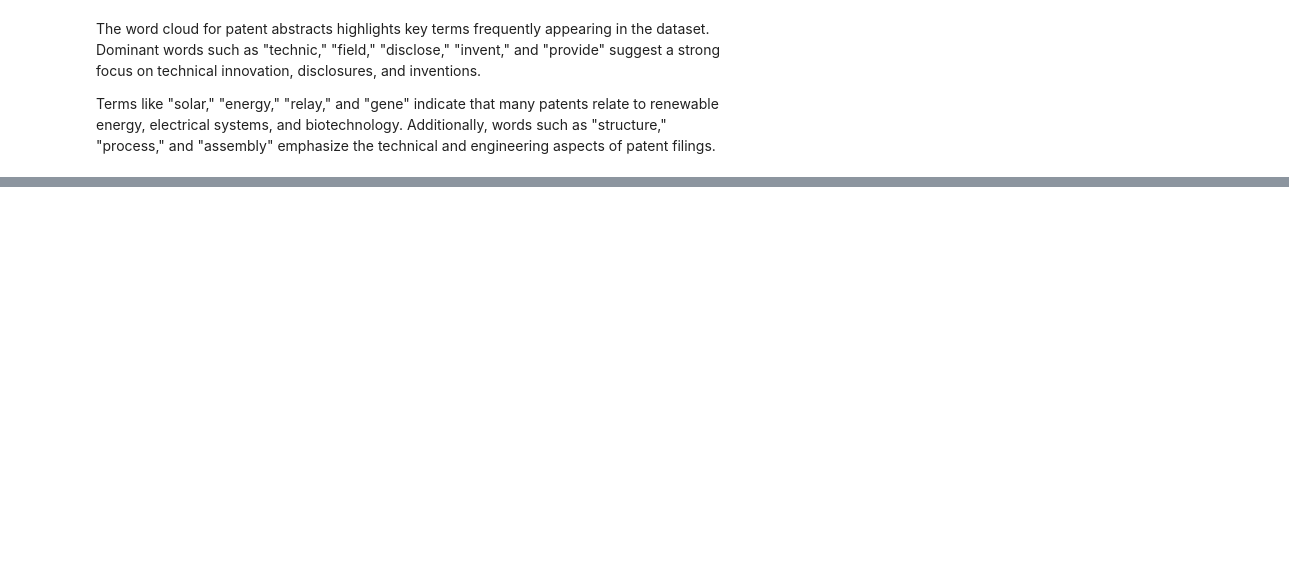
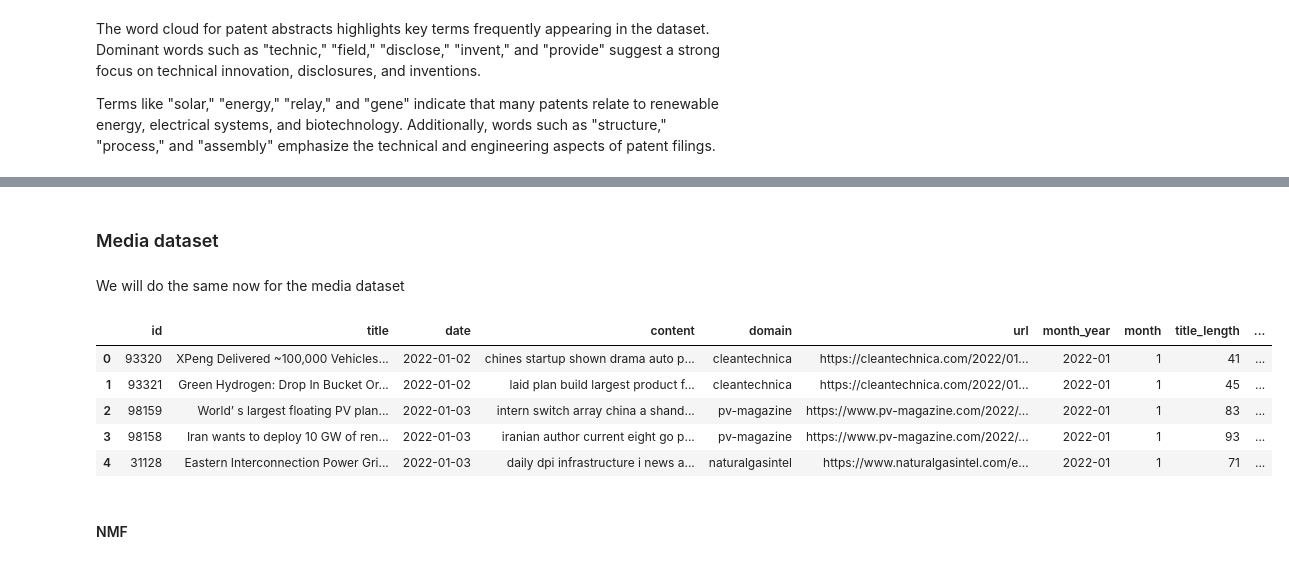
Before and after one commit to cmimholz/computational-language-technology-project, a Jupyter notebook: notebooks/stage1.ipynb, the cells around one changed output, grey strips where cells are left out. Saved outputs shown, nothing was run; the diff lists cells and outputs as text; code cells hidden in the pictures; blank space fills up the shorter version.

Commit message:
added topic modeling

```diff
--- a/notebooks/stage1.ipynb
+++ b/notebooks/stage1.ipynb
@@ -1152,0 +950,18 @@ Check file
+# %% [markdown]
+### Media dataset
+# %% [markdown]
+We will do the same now for the media dataset
+# %%
+# load cleaned dataset
+media_modeling = pd.read_csv("../cleaned_data/media_dataset_cleaned_entity.csv")
+
+media_modeling.head(5)
+# %% [output]
+|  | id | title | date | content | domain | url | month_year | month | title_length | ... |
+| 0 | 93320 | XPeng Delivered ~100,000 Vehicles... | 2022-01-02 | chines startup shown drama auto p... | cleantechnica | https://cleantechnica.com/2022/01... | 2022-01 | 1 | 41 | ... |
+| 1 | 93321 | Green Hydrogen: Drop In Bucket Or... | 2022-01-02 | laid plan build largest product f... | cleantechnica | https://cleantechnica.com/2022/01... | 2022-01 | 1 | 45 | ... |
+| 2 | 98159 | World’ s largest floating PV plan... | 2022-01-03 | intern switch array china a shand... | pv-magazine | https://www.pv-magazine.com/2022/... | 2022-01 | 1 | 83 | ... |
+| 3 | 98158 | Iran wants to deploy 10 GW of ren... | 2022-01-03 | iranian author current eight go p... | pv-magazine | https://www.pv-magazine.com/2022/... | 2022-01 | 1 | 93 | ... |
+| 4 | 31128 | Eastern Interconnection Power Gri... | 2022-01-03 | daily dpi infrastructure i news a... | naturalgasintel | https://www.naturalgasintel.com/e... | 2022-01 | 1 | 71 | ... |
+# %% [markdown]
+#### NMF
```
Also changed, not shown: parts of 62 cells of this notebook.
